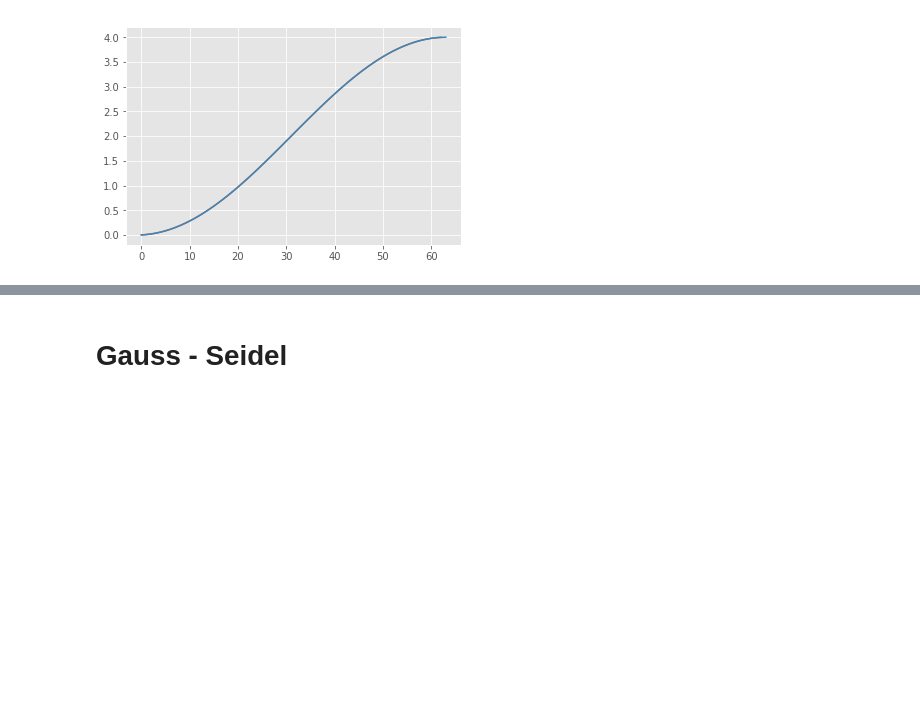
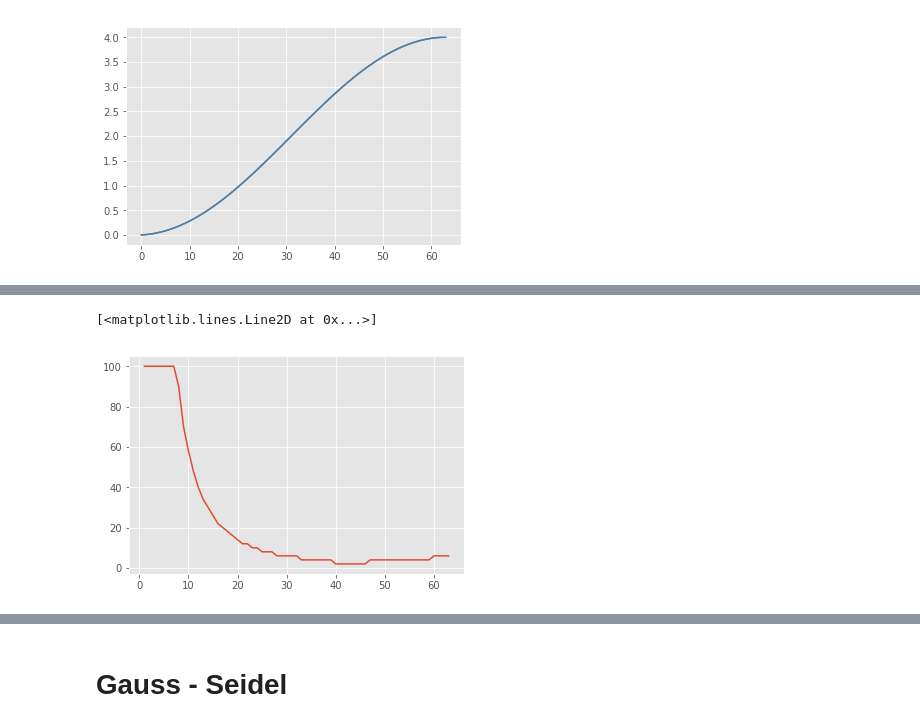
Before and after one commit to mtsodf/estudo_fem, a Jupyter notebook: multigrid/Briggs_tutorial.ipynb, the cells around one changed output, grey strips where cells are left out. Cells and saved outputs as stored; diff of their text form; code cells hidden in the pictures; blank space fills up the shorter version.

```diff
--- a/multigrid/Briggs_tutorial.ipynb
+++ b/multigrid/Briggs_tutorial.ipynb
@@ -31,11 +31,26 @@ def operador(N):
             A[i][i+1] = -1.0
     return A
 
+def GS(u, r, tol=0.0, min_iter=0, max_iter=float('inf')):
+    erros = []
+    erros.append(LA.norm(u_ant, ord=np.inf))
+    iteracoes = 0
+    while iteracoes < min_iter or (erros[-1]>tol and iteracoes < max_iter):
+        GS_Step(u[1:-1], r[1:-1])
+        erros.append(LA.norm(u, ord=np.inf))
+        iteracoes+=1
+        print erros[-1]
 
-def GS_Vetor(u, r):
+    return erros, iteracoes
+
+def GS_Step(u, r):
     h = 1.0/(len(u)-1)
-    for i in range(1, len(u) - 1):
-        u[i] = 0.5*(h*h*r[i] + u[i-1] + u[i+1])
+    for i in range(len(u)):
+        u[i] = 0.5*h*h*r[i]
+        if i > 0:
+            u[i] += 0.5*u[i-1]
+        if i<len(u)-1:
+            u[i] += 0.5*u[i+1]
 
 
 def Jacobi(u, u_ant, f):
@@ -43,7 +58,7 @@ def Jacobi(u, u_ant, f):
         u[i] = 0.5*(h*h*f(i*h) + u_ant[i-1] + u_ant[i+1])
 
 
-def Weighted_Jacobi(u, u_ant, w):
+def Weighted_Jacobi(u, u_ant, w, tol=0.0, min_iter=0, max_iter=float('inf')):
     I = np.identity(unknows)
     A = operador(unknows)
     D = np.diag(np.diag(A))
@@ -55,12 +70,13 @@ def Weighted_Jacobi(u, u_ant, w):
     erros.append(LA.norm(u_ant, ord=np.inf))
 
     iteracoes = 0
-    while iteracoes < 100:
+    while iteracoes < min_iter or (erros[-1]>tol and iteracoes < max_iter):
         Weighted_Jacobi_Step(u[1:-1], u_ant[1:-1], Rw, w)
         Weighted_Jacobi_Step(u_ant[1:-1], u[1:-1], Rw,w)
 
         iteracoes += 2
         erros.append(LA.norm(u_ant, ord=np.inf))
+
 
     return erros, iteracoes
 
@@ -95,7 +115,7 @@ plt.plot(x, np.zeros(N+1))
 w = 2.0/3
 u3 = (1.0/3)*( np.sin(x*np.pi) +  np.sin(6*x*np.pi) +  np.sin(32*x*np.pi))
 u_ant = np.copy(u3)
-erros, iteracoes = Weighted_Jacobi(u, u_ant, w)
+erros, iteracoes = Weighted_Jacobi(u, u_ant, w, max_iter=100)
 print iteracoes
 
 
@@ -113,7 +133,7 @@ w = 2.0/3.0
 
 for k in [1, 3, 6, 8]:
     u_ant = np.sin(k*np.pi*x)
-    erros, iteracoes = Weighted_Jacobi(u, u_ant, w)
+    erros, iteracoes = Weighted_Jacobi(u, u_ant, w, max_iter=100)
     plt.plot(range(0,iteracoes+1,2), erros, label="k=%d"%k)
 
 plt.legend(bbox_to_anchor=(1.05, 1), loc=2, borderaxespad=0.)
@@ -154,0 +178,13 @@ plt.legend(bbox_to_anchor=(1.05, 1), loc=2, borderaxespad=0.)
+# %%
+w = 2.0/3
+y = []
+for k in range(1,N):
+    u_ant = np.sin(k*np.pi*x)
+
+    erros, iteracoes = Weighted_Jacobi(u, u_ant, w, tol=0.01, max_iter=100)
+    y.append(iteracoes)
+
+plt.plot(range(1,N), y)
+# %% [output]
+[<matplotlib.lines.Line2D at 0x...>]
+[figure, added]
```
Also changed, not shown: parts of 12 cells of this notebook.
